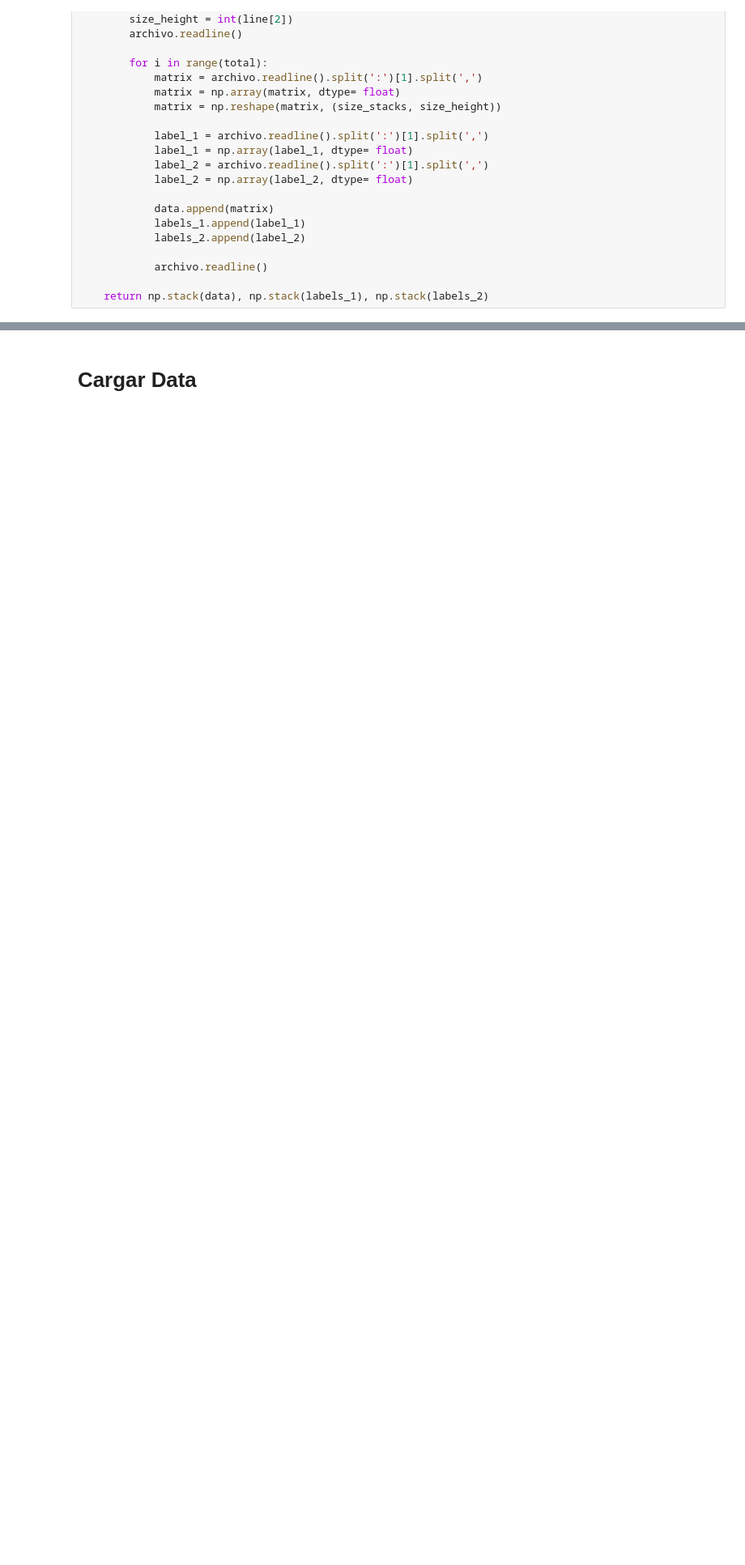
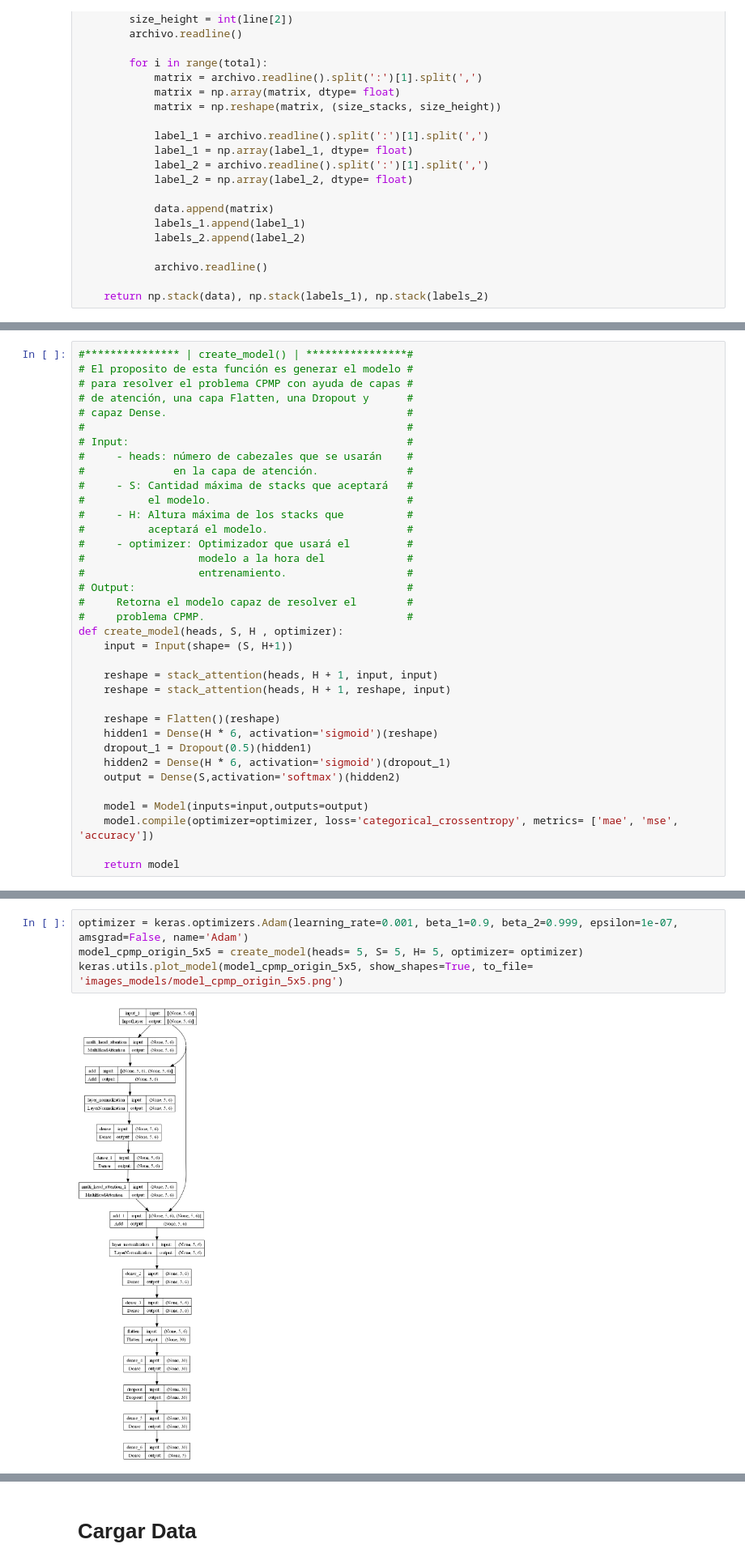
Before and after one commit to LosWillyAmigos/CPMP_With_attetion, a Jupyter notebook: CPMP_with_attention.ipynb, the cells around one changed output, grey strips where cells are left out. Shown: that part at 81% size. Saved outputs shown, nothing was run; the diff lists cells and outputs as text; blank space fills up the shorter version.

Commit message:
Restore Model_v1

```diff
--- a/CPMP_with_attention.ipynb
+++ b/CPMP_with_attention.ipynb
@@ -243,0 +559,36 @@ def load_data_multi(name):
+# %%
+#*************** | create_model() | ****************#
+# El proposito de esta función es generar el modelo #
+# para resolver el problema CPMP con ayuda de capas #
+# de atención, una capa Flatten, una Dropout y      #
+# capaz Dense.                                      #
+#                                                   #
+# Input:                                            #
+#     - heads: número de cabezales que se usarán    #
+#              en la capa de atención.              #
+#     - S: Cantidad máxima de stacks que aceptará   #
+#          el modelo.                               #
+#     - H: Altura máxima de los stacks que          #
+#          aceptará el modelo.                      #
+#     - optimizer: Optimizador que usará el         #
+#                  modelo a la hora del             #
+#                  entrenamiento.                   #
+# Output:                                           #
+#     Retorna el modelo capaz de resolver el        #
+#     problema CPMP.                                #
+def create_model(heads, S, H , optimizer):
+    input = Input(shape= (S, H+1))
+
+    reshape = stack_attention(heads, H + 1, input, input)
+    reshape = stack_attention(heads, H + 1, reshape, input)
+
+    reshape = Flatten()(reshape)
+    hidden1 = Dense(H * 6, activation='sigmoid')(reshape)
+    dropout_1 = Dropout(0.5)(hidden1)
+    hidden2 = Dense(H * 6, activation='sigmoid')(dropout_1)
+    output = Dense(S,activation='softmax')(hidden2)
+
+    model = Model(inputs=input,outputs=output)
+    model.compile(optimizer=optimizer, loss='categorical_crossentropy', metrics= ['mae', 'mse', 'accuracy'])
+
+    return model
@@ -243,0 +632,6 @@ def load_data_multi(name):
+# %%
+optimizer = keras.optimizers.Adam(learning_rate=0.001, beta_1=0.9, beta_2=0.999, epsilon=1e-07, amsgrad=False, name='Adam')
+model_cpmp_origin_5x5 = create_model(heads= 5, S= 5, H= 5, optimizer= optimizer)
+keras.utils.plot_model(model_cpmp_origin_5x5, show_shapes=True, to_file= 'images_models/model_cpmp_origin_5x5.png')
+# %% [output]
+[figure, added]
```
Also changed, not shown: parts of 71 cells of this notebook, 7 other files.
